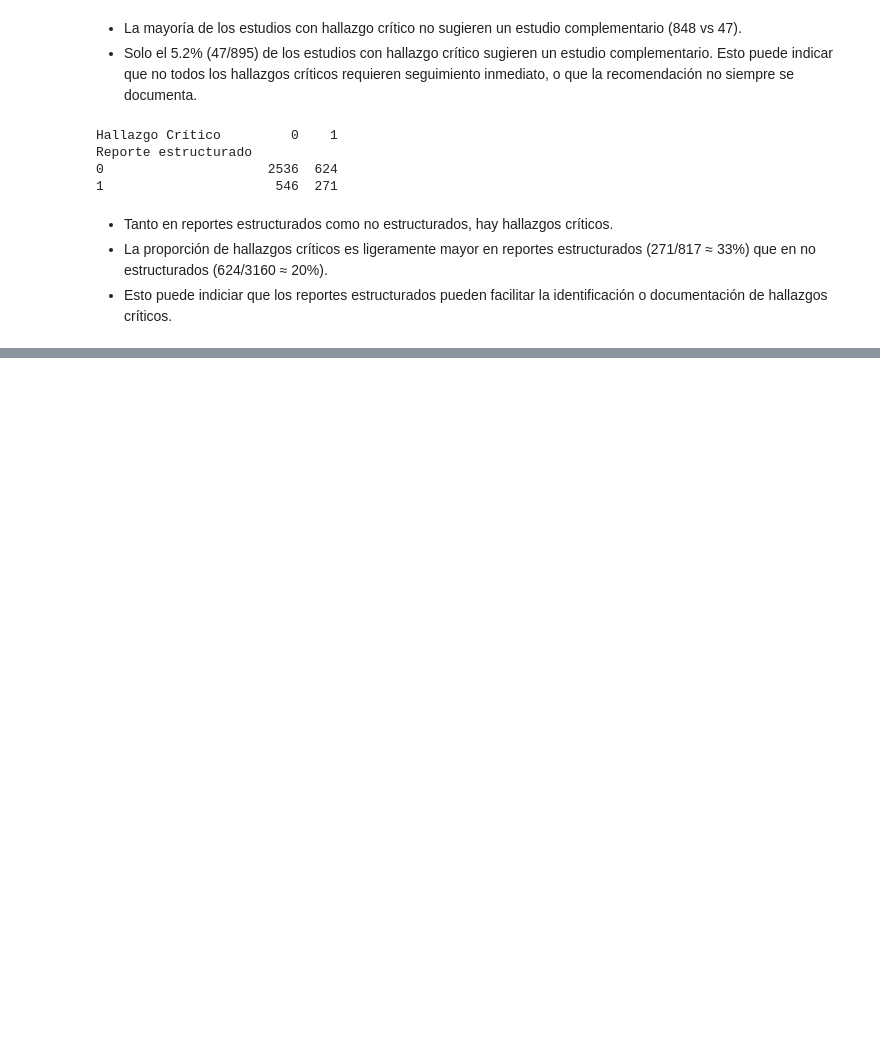
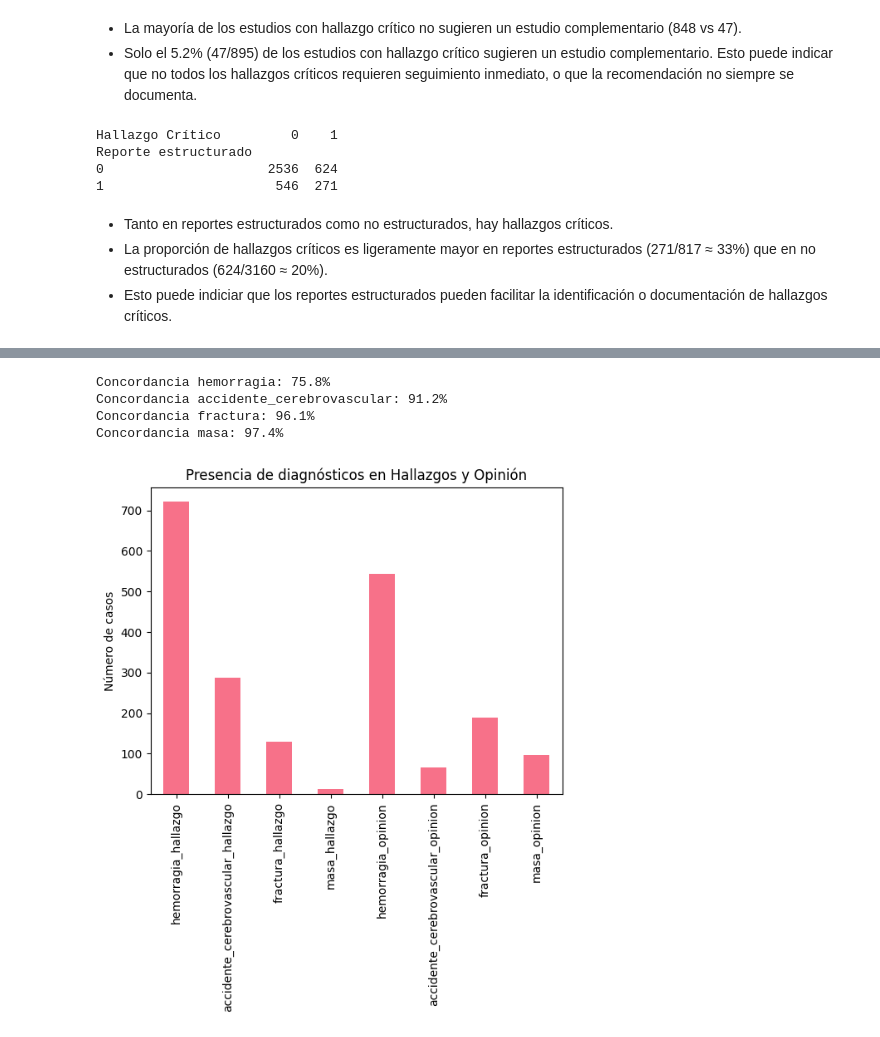
Before and after one commit to isabelaocampos/PDG-Diagnostico-Clinico, a Jupyter notebook: notebooks/Analisis_y_Transformacion_1.ipynb, the cells around one changed output, grey strips where cells are left out. Saved outputs shown, nothing was run; the diff lists cells and outputs as text; code cells hidden in the pictures; blank space fills up the shorter version.

```diff
--- a/notebooks/Analisis_y_Transformacion_1.ipynb
+++ b/notebooks/Analisis_y_Transformacion_1.ipynb
@@ -397,0 +525,24 @@ Reporte estructurado
+# %%
+categorias_finales = ['hemorragia', 'accidente_cerebrovascular', 'fractura', 'masa']
+
+# Crear columnas binarias para Hallazgos y Opinión
+for cat in categorias_finales:
+    df[f"{cat}_hallazgo"] = df['Hallazgos'].apply(lambda x: tiene_patologia(x, patologias[cat]['keywords'], patologias[cat]['excluir']))
+    df[f"{cat}_opinion"] = df['Opinión'].apply(lambda x: tiene_patologia(x, patologias[cat]['keywords'], patologias[cat]['excluir']))
+
+# Visualizar la concordancia entre Hallazgos y Opinión para cada categoría
+for cat in categorias_finales:
+    concordancia = (df[f"{cat}_hallazgo"] == df[f"{cat}_opinion"]).mean() * 100
+    print(f"Concordancia {cat}: {concordancia:.1f}%")
+
+# Visualizar la distribución de casos positivos en ambas columnas
+df[[f"{cat}_hallazgo" for cat in categorias_finales] + [f"{cat}_opinion" for cat in categorias_finales]].sum().plot(kind='bar')
+plt.ylabel('Número de casos')
+plt.title('Presencia de diagnósticos en Hallazgos y Opinión')
+plt.show()
+# %% [output]
+Concordancia hemorragia: 75.8%
+Concordancia accidente_cerebrovascular: 91.2%
+Concordancia fractura: 96.1%
+Concordancia masa: 97.4%
+[figure, added]
```
Also changed, not shown: parts of 4 cells of this notebook.
